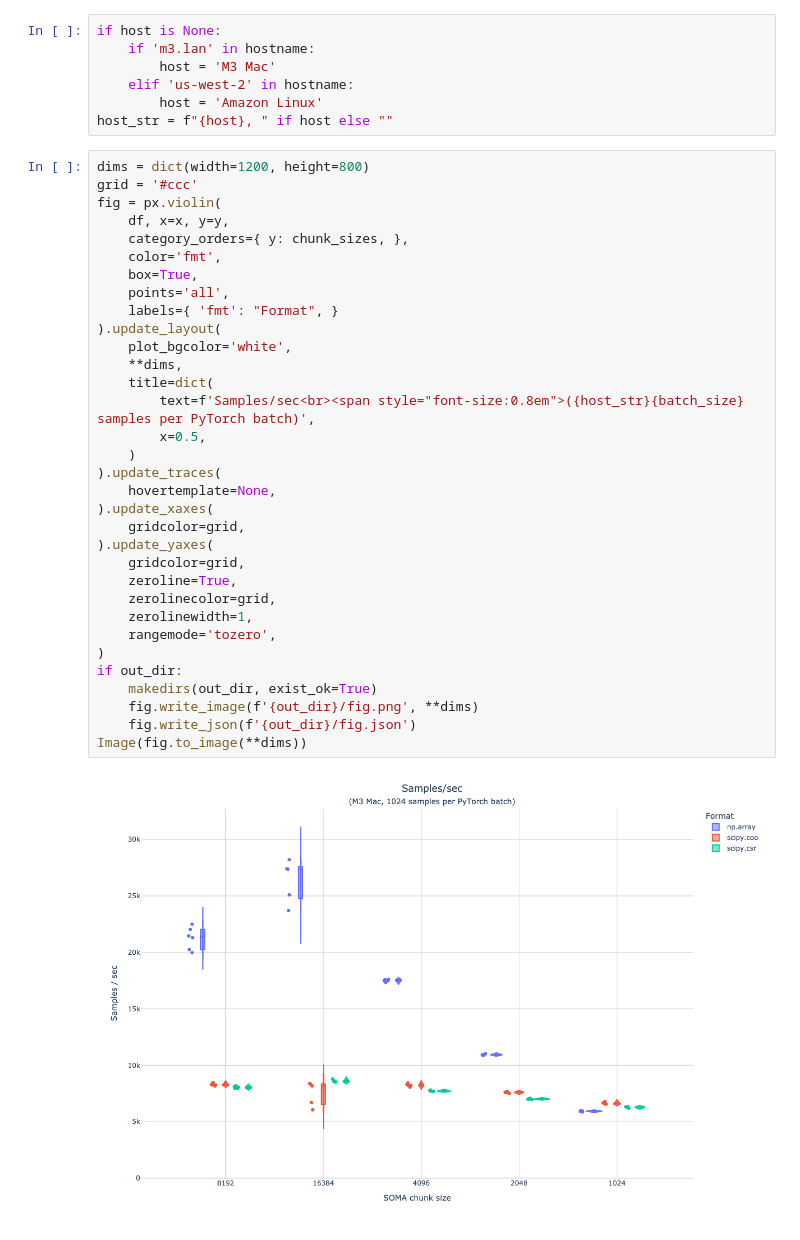
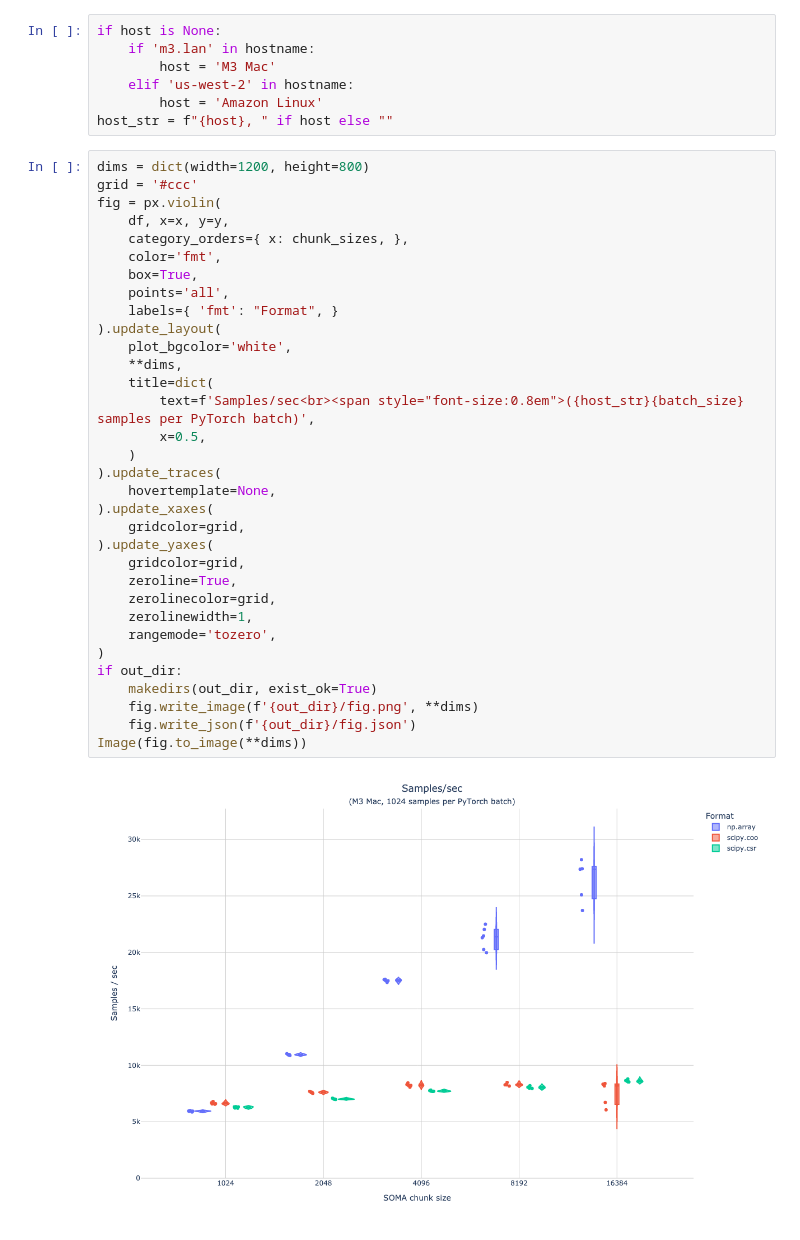
Before and after one commit to TileDB-Inc/arrayloader-benchmarks, a Jupyter notebook: notebooks/data-loader-stats/m3/nb.ipynb, the cells around one changed output. Drawn from its saved outputs; the diff is of its cells as text.

Commit message:
fix plot x-axis order

```diff
--- a/notebooks/data-loader-stats/m3/nb.ipynb
+++ b/notebooks/data-loader-stats/m3/nb.ipynb
@@ -84,33 +84,33 @@ dims = dict(width=1200, height=800)
 grid = '#ccc'
 fig = px.violin(
     df, x=x, y=y,
-    category_orders={ y: chunk_sizes, },
+    category_orders={ x: chunk_sizes, },
     color='fmt',
     box=True,
     points='all',
     labels={ 'fmt': "Format", }
 ).update_layout(
     plot_bgcolor='white',
     **dims,
     title=dict(
         text=f'Samples/sec<br><span style="font-size:0.8em">({host_str}{batch_size} samples per PyTorch batch)',
         x=0.5,
     )
 ).update_traces(
     hovertemplate=None,
 ).update_xaxes(
     gridcolor=grid,
 ).update_yaxes(
     gridcolor=grid,
     zeroline=True,
     zerolinecolor=grid,
     zerolinewidth=1,
     rangemode='tozero',
 )
 if out_dir:
     makedirs(out_dir, exist_ok=True)
     fig.write_image(f'{out_dir}/fig.png', **dims)
     fig.write_json(f'{out_dir}/fig.json')
 Image(fig.to_image(**dims))
 # %% [output]
-[figure, old version]
+[figure, new version]
```
Also changed, not shown: 5 other files.
